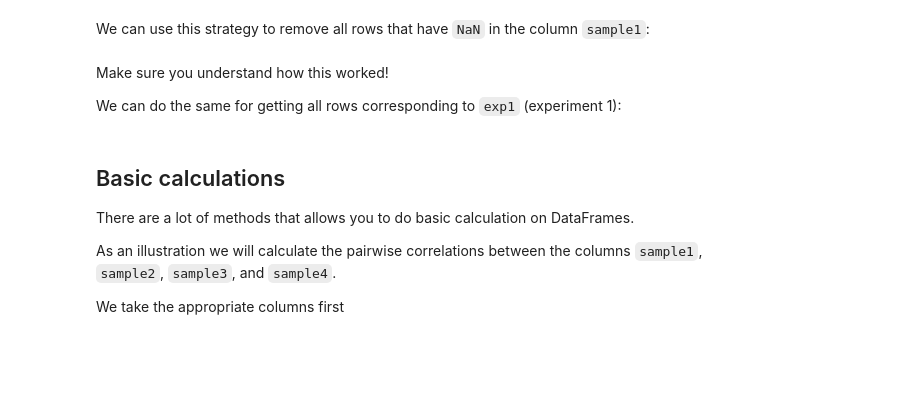
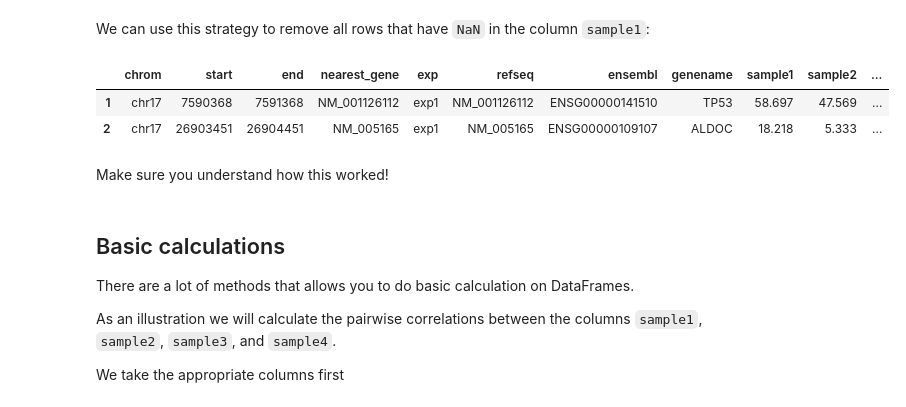
Before and after one commit to vanheeringen-lab/cfb_book, a Jupyter notebook: content/pandas.ipynb, the cells around one changed output. Cells and saved outputs as stored; diff of their text form; code cells hidden in the pictures; blank space fills up the shorter version.

```diff
--- a/content/pandas.ipynb
+++ b/content/pandas.ipynb
@@ -281,6 +283,7 @@ The [documentation](https://pandas.pydata.org/pandas-docs/stable/reference/api/p
 In the above case, we want to simply combine two DataFrames by concatenating, i.e. simply adding the rows of two DataFrames together. You can also join two DataFrames in other ways. The `df_peaks` DataFrame has a `nearest_gene` column. This is a RefSeq gene identifier that is also present in the `df_genes` DataFrame. If we would like to annotate the genes in `df_peaks`, we would only need the relevant columns for the genes that are in `df_peaks`.
 # %%
-df_peaks.merge(df_genes, left_on="nearest_gene", right_on="refseq")
+df_genes_peaks = df_peaks.merge(df_genes, left_on="nearest_gene", right_on="refseq")
+df_genes_peaks
 # %% [output]
 |  | chrom | start | end | nearest_gene | exp | refseq | ensembl | genename |
 | 0 | chr11 | 77774406 | 77775406 | NM_003251 | exp1 | NM_003251 | ENSG00000151365 | THRSP |
@@ -301,11 +293,9 @@ First, we merge `df_peaks` with `df_genes`.
-# %%
-df_genes_peaks = pd.merge(df_peaks, df_genes, left_on='nearest_gene', right_on='refseq')
 # %% [markdown]
 Check the resulting DataFrame. For every row in `df_peaks`, a row from `df_genes` has been added if the `refseq` identifier matches the identifier specified in `nearest_gene`.
 
 Our DataFrame now has the ENSEMBL gene identifiers, so we can also merge the `df_expr`.
 # %%
-df_genes_peaks_expr = pd.merge(df_genes_peaks, df_expr, on='ensembl')
+df_genes_peaks_expr = df_genes_peaks.merge(df_expr, on='ensembl')
 # %% [markdown]
 Note that here the name of the columns that will be used for merging is the same in `df_genes_peaks` and `df_exp`, so we can use the `on='ensembl'` argument.
 # %% [markdown]
@@ -424,0 +411,5 @@ We can obtain a `boolean` (`True`/`False`) for the column called `sample1` like
+# %%
+gene_info = pd.DataFrame({"full_name":["tumor protein p53", "aldolase, fructose-bisphosphate C"]},
+                         index=["TP53", "ALDOC"])
+df_all = df_all.join(gene_info, on="genename")
+df_all
@@ -441,9 +439,11 @@ Name: sample1, dtype: bool
 # %% [markdown]
 We can use this strategy to remove all rows that have `NaN` in the column `sample1`:
 # %%
-df_all[~df_all['sample1'].isnull()]
+df_all[~df_all['full_name'].isnull()]
+# %% [output]
+|  | chrom | start | end | nearest_gene | exp | refseq | ensembl | genename | sample1 | sample2 | ... |
+| 1 | chr17 | 7590368 | 7591368 | NM_001126112 | exp1 | NM_001126112 | ENSG00000141510 | TP53 | 58.697 | 47.569 | ... |
+| 2 | chr17 | 26903451 | 26904451 | NM_005165 | exp1 | NM_005165 | ENSG00000109107 | ALDOC | 18.218 | 5.333 | ... |
 # %% [markdown]
 
 Make sure you understand how this worked!
-
-We can do the same for getting all rows corresponding to `exp1` (experiment 1):
```
Also changed, not shown: parts of 16 cells of this notebook.
